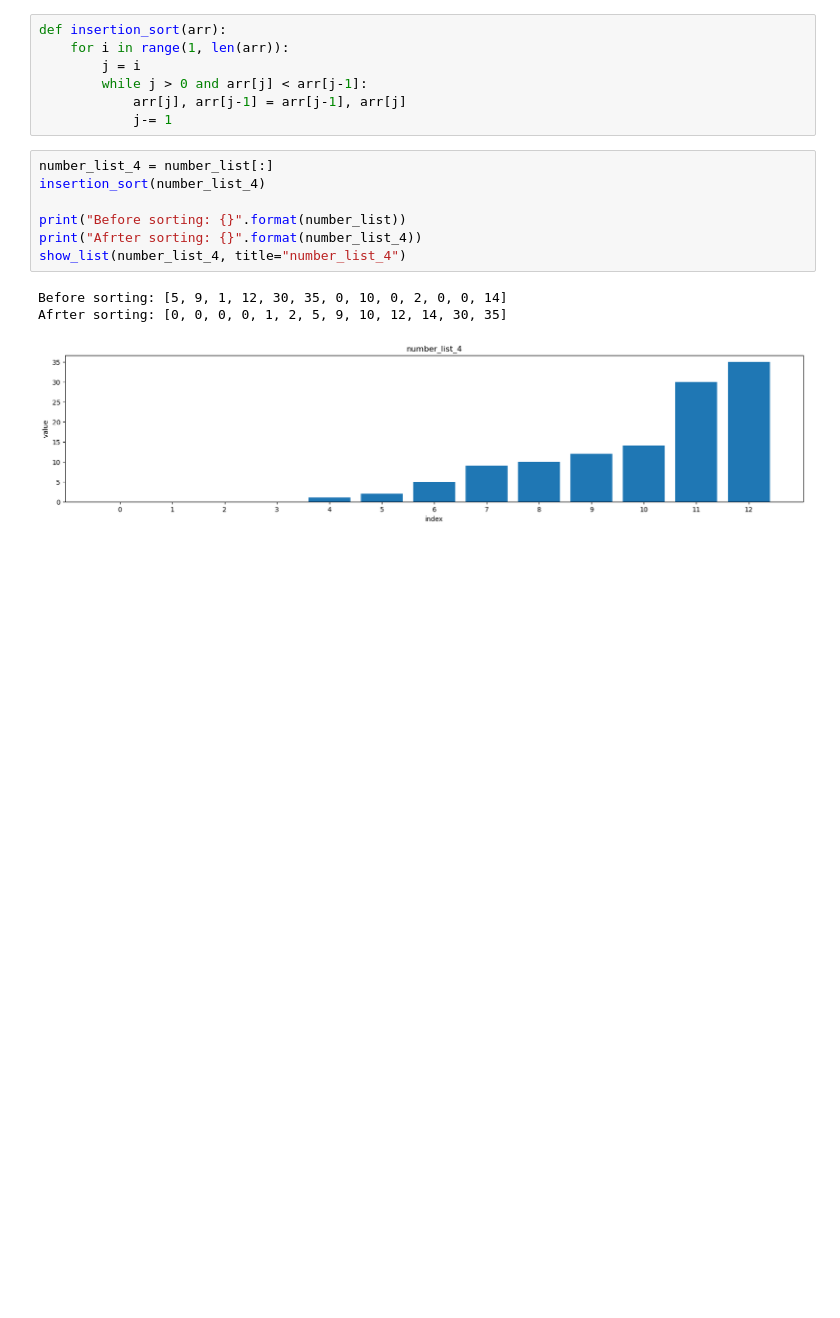
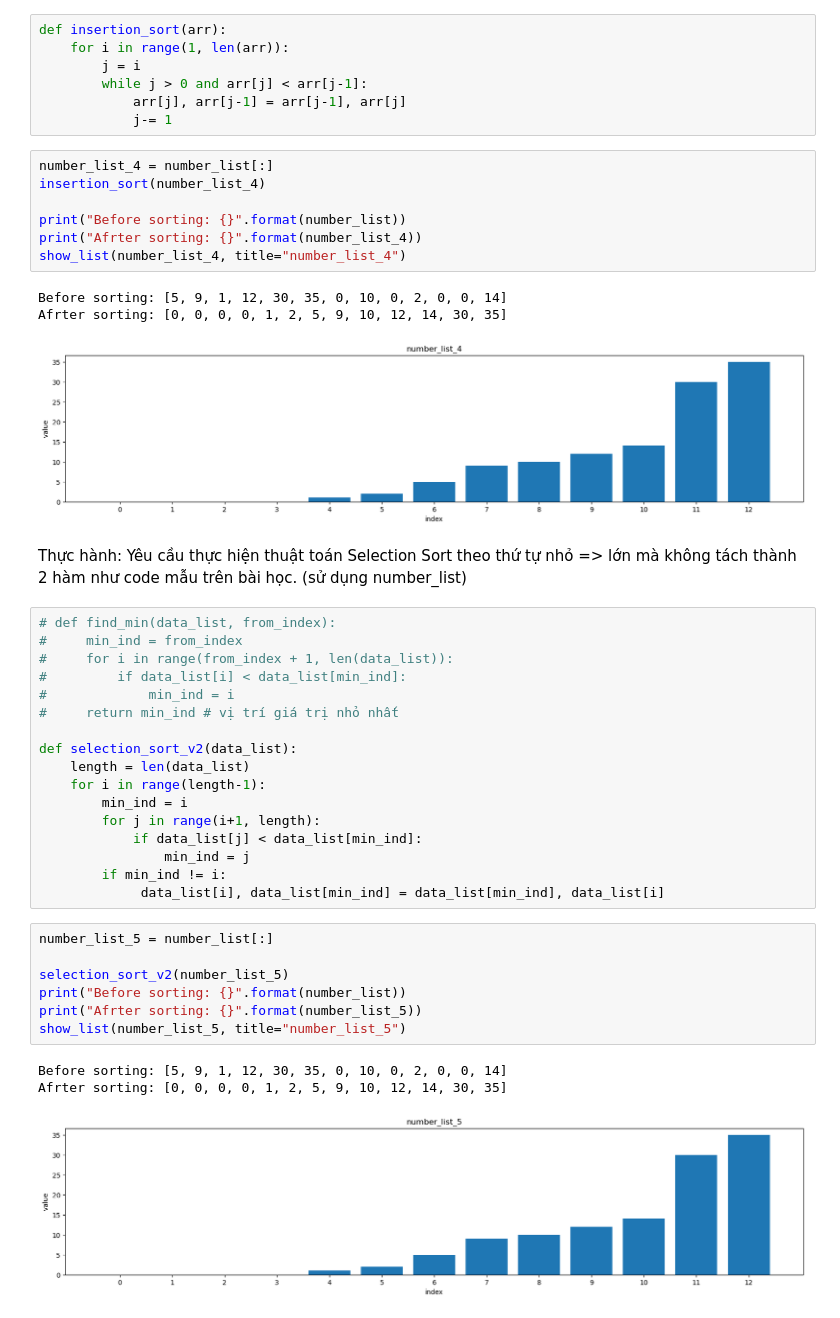
Before and after one commit to hieu1966hn/NPS-CSI11, a Jupyter notebook: SS5/SS5.ipynb, the cells around one changed output. Saved outputs shown, nothing was run; the diff lists cells and outputs as text; blank space fills up the shorter version.

Commit message:
done bài tập thực hành

```diff
--- a/SS5/SS5.ipynb
+++ b/SS5/SS5.ipynb
@@ -115,3 +115,33 @@ show_list(number_list_4, title="number_list_4")
 Before sorting: [5, 9, 1, 12, 30, 35, 0, 10, 0, 2, 0, 0, 14]
 Afrter sorting: [0, 0, 0, 0, 1, 2, 5, 9, 10, 12, 14, 30, 35]
 [figure]
+# %% [markdown]
+Thực hành: Yêu cầu thực hiện thuật toán Selection Sort theo thứ tự nhỏ => lớn mà không tách thành 2 hàm như code mẫu trên bài học. (sử dụng number_list)
+# %%
+# def find_min(data_list, from_index):
+#     min_ind = from_index
+#     for i in range(from_index + 1, len(data_list)):
+#         if data_list[i] < data_list[min_ind]:
+#             min_ind = i
+#     return min_ind # vị trí giá trị nhỏ nhất
+
+def selection_sort_v2(data_list):
+    length = len(data_list)
+    for i in range(length-1):
+        min_ind = i
+        for j in range(i+1, length):
+            if data_list[j] < data_list[min_ind]:
+                min_ind = j
+        if min_ind != i:
+             data_list[i], data_list[min_ind] = data_list[min_ind], data_list[i]
+# %%
+number_list_5 = number_list[:]
+
+selection_sort_v2(number_list_5)
+print("Before sorting: {}".format(number_list))
+print("Afrter sorting: {}".format(number_list_5))
+show_list(number_list_5, title="number_list_5")
+# %% [output]
+Before sorting: [5, 9, 1, 12, 30, 35, 0, 10, 0, 2, 0, 0, 14]
+Afrter sorting: [0, 0, 0, 0, 1, 2, 5, 9, 10, 12, 14, 30, 35]
+[figure, added]
```
